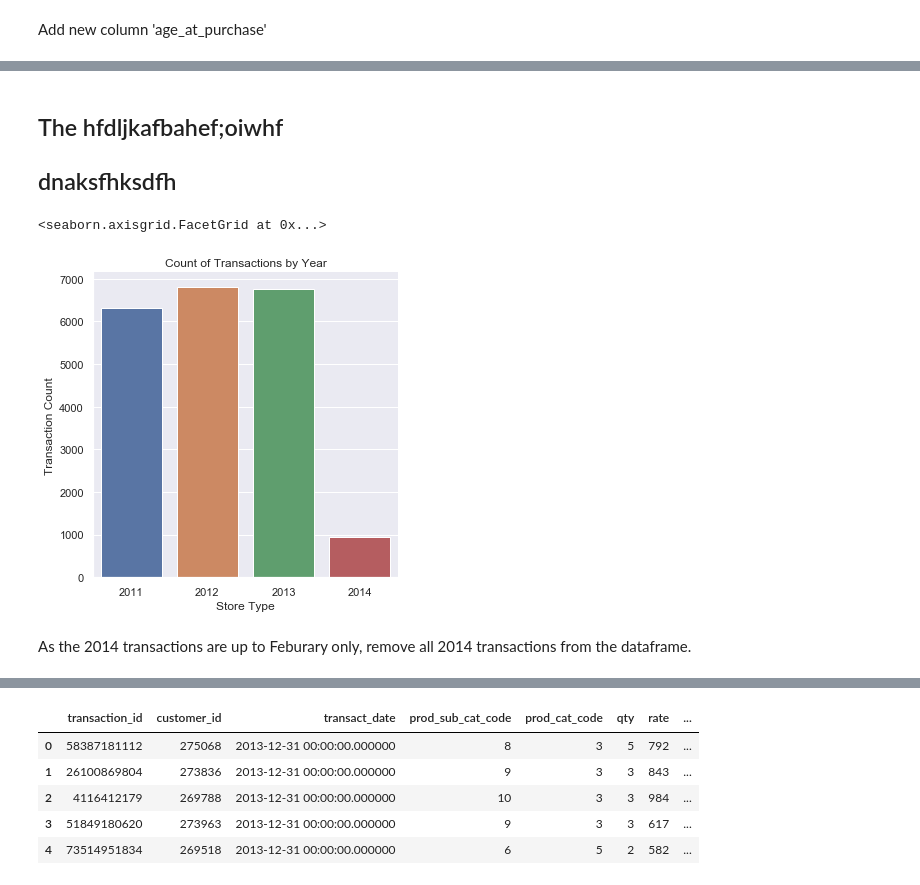
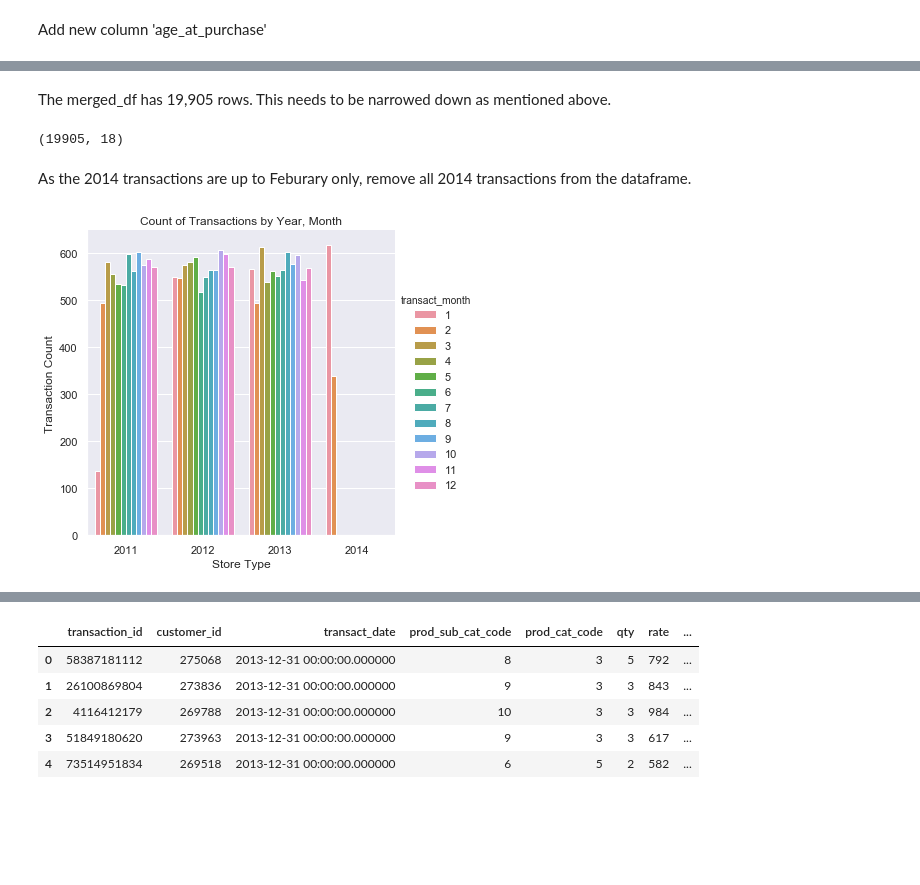
Before and after one commit to dlma1234/datascience_casestudies, a Jupyter notebook: retail_shop/eda.ipynb, the cells around one changed output, grey strips where cells are left out. Cells and saved outputs as stored; diff of their text form; code cells hidden in the pictures; blank space fills up the shorter version.

```diff
--- a/retail_shop/eda.ipynb
+++ b/retail_shop/eda.ipynb
@@ -212,14 +221,16 @@ merged_df.head()
-# %% [markdown]
-## The hfdljkafbahef;oiwhf
-## dnaksfhksdfh
-# %%
-fig = sns.catplot(x='transact_year', kind='count',data=merged_df )
-fig.set(xlabel='Store Type', ylabel="Transaction Count",title="Count of Transactions by Year")
-# %% [output]
-<seaborn.axisgrid.FacetGrid at 0x...>
-[figure, removed]
+# %% [markdown]
+The merged_df has 19,905 rows. This needs to be narrowed down as mentioned above.
+# %%
+merged_df.shape
+# %% [output]
+(19905, 18)
 # %% [markdown]
 As the 2014 transactions are up to Feburary only, remove all 2014 transactions from the dataframe.
+# %%
+fig = sns.catplot(x='transact_year', kind='count', hue='transact_month' ,data=merged_df )
+fig.set(xlabel='Store Type', ylabel="Transaction Count", title="Count of Transactions by Year, Month");
+# %% [output]
+[figure, added]
 # %%
 rows_to_drop = merged_df[merged_df['transact_year'] == 2014].index
 merged_df.drop(rows_to_drop, axis=0, inplace=True)
```
Also changed, not shown: parts of 92 cells of this notebook.
